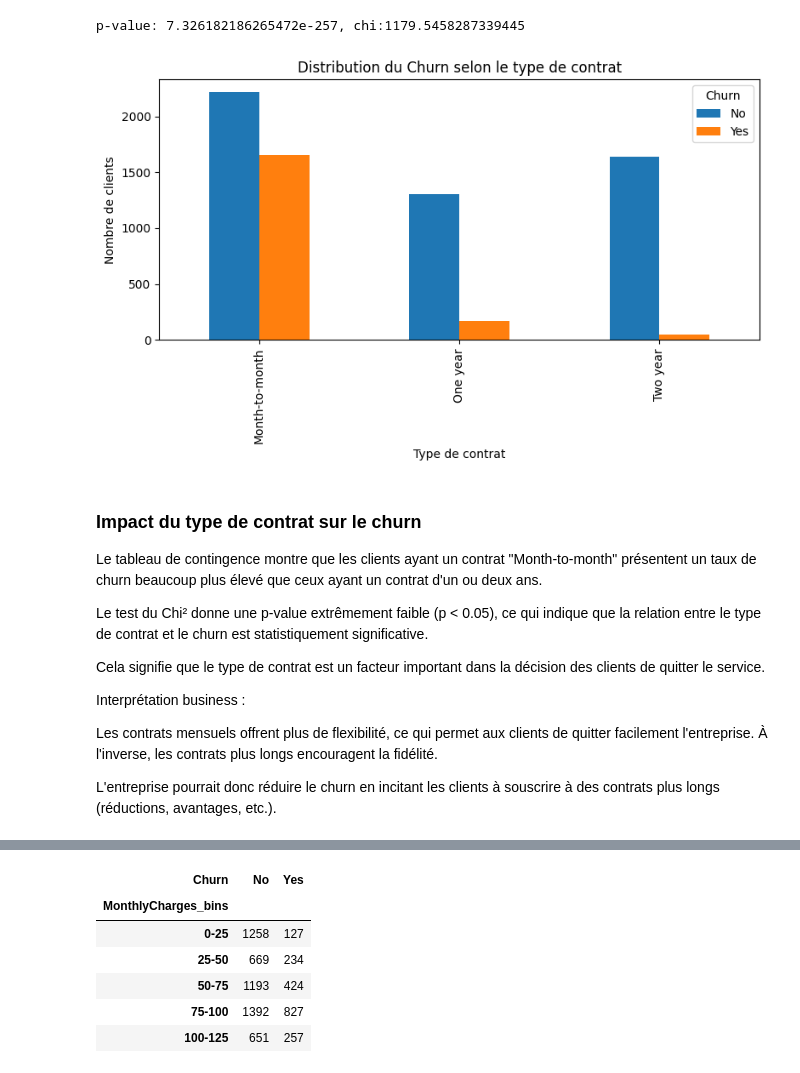
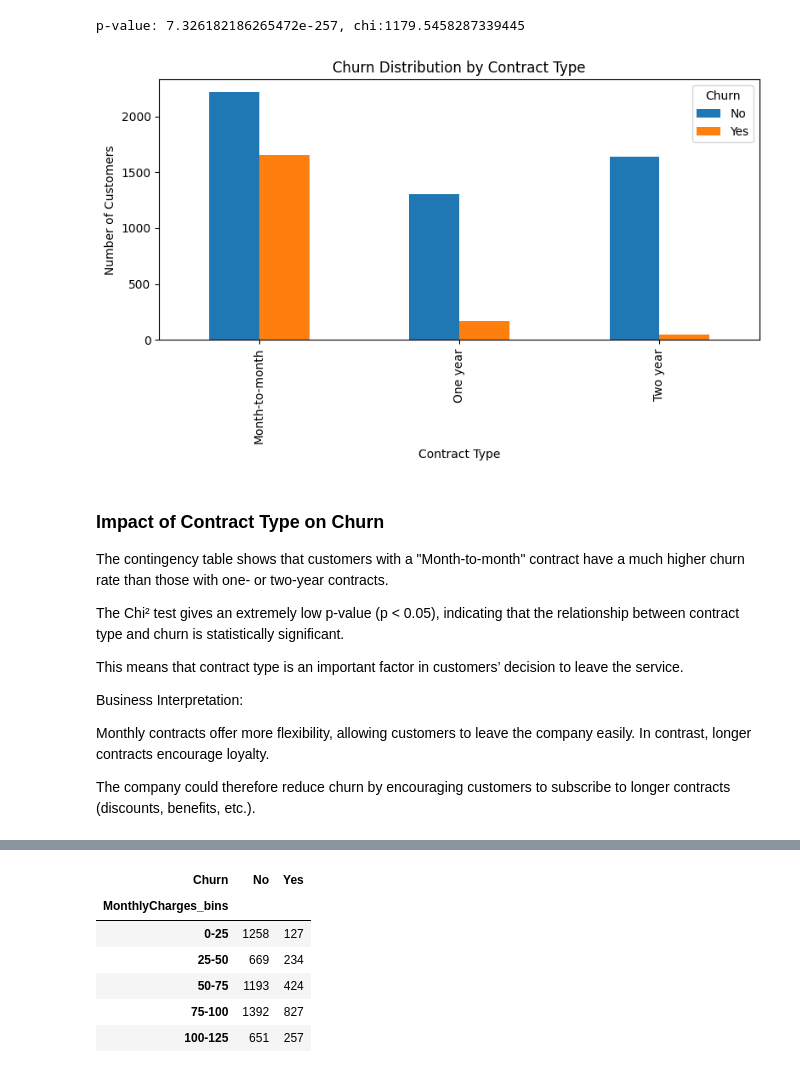
Before and after one commit to djafarou-ML/FUTURE_DS_02, a Jupyter notebook: main.ipynb, the cells around one changed output, grey strips where cells are left out. Cells and saved outputs as stored; diff of their text form; code cells hidden in the pictures.

```diff
--- a/main.ipynb
+++ b/main.ipynb
@@ -324,35 +306,27 @@ print(f'p-value: {p}, chi:{chi2}')
 p-value: 7.326182186265472e-257, chi:1179.5458287339445
 # %%
 contract_churn.plot(kind='bar', figsize=(8,5))
-plt.xlabel('Type de contrat')
-plt.ylabel("Nombre de clients")
-plt.title("Distribution du Churn selon le type de contrat")
+plt.xlabel('Contract Type')
+plt.ylabel("Number of Customers")
+plt.title("Churn Distribution by Contract Type")
 plt.tight_layout()
 plt.show()
 # %% [output]
-[figure, old version]
+[figure, new version]
 # %% [markdown]
-### Impact du type de contrat sur le churn
+### Impact of Contract Type on Churn
 
-Le tableau de contingence montre que les clients ayant un contrat
-"Month-to-month" présentent un taux de churn beaucoup plus élevé
-que ceux ayant un contrat d'un ou deux ans.
+The contingency table shows that customers with a "Month-to-month" contract have a much higher churn rate than those with one- or two-year contracts.
 
-Le test du Chi² donne une p-value extrêmement faible (p < 0.05),
-ce qui indique que la relation entre le type de contrat et le churn
-est statistiquement significative.
+The Chi² test gives an extremely low p-value (p < 0.05), indicating that the relationship between contract type and churn is statistically significant.
 
-Cela signifie que le type de contrat est un facteur important
-dans la décision des clients de quitter le service.
+This means that contract type is an important factor in customers’ decision to leave the service.
 
-Interprétation business :
+Business Interpretation:
 
-Les contrats mensuels offrent plus de flexibilité, ce qui permet
-aux clients de quitter facilement l'entreprise. À l'inverse,
-les contrats plus longs encouragent la fidélité.
+Monthly contracts offer more flexibility, allowing customers to leave the company easily. In contrast, longer contracts encourage loyalty.
 
-L'entreprise pourrait donc réduire le churn en incitant les clients
-à souscrire à des contrats plus longs (réductions, avantages, etc.).
+The company could therefore reduce churn by encouraging customers to subscribe to longer contracts (discounts, benefits, etc.).
 # %%
 bins = [0, 25, 50, 75, 100, 125]
 labels = ['0-25', '25-50', '50-75', '75-100', '100-125']
```
Also changed, not shown: parts of 53 cells of this notebook, 1 other file.
